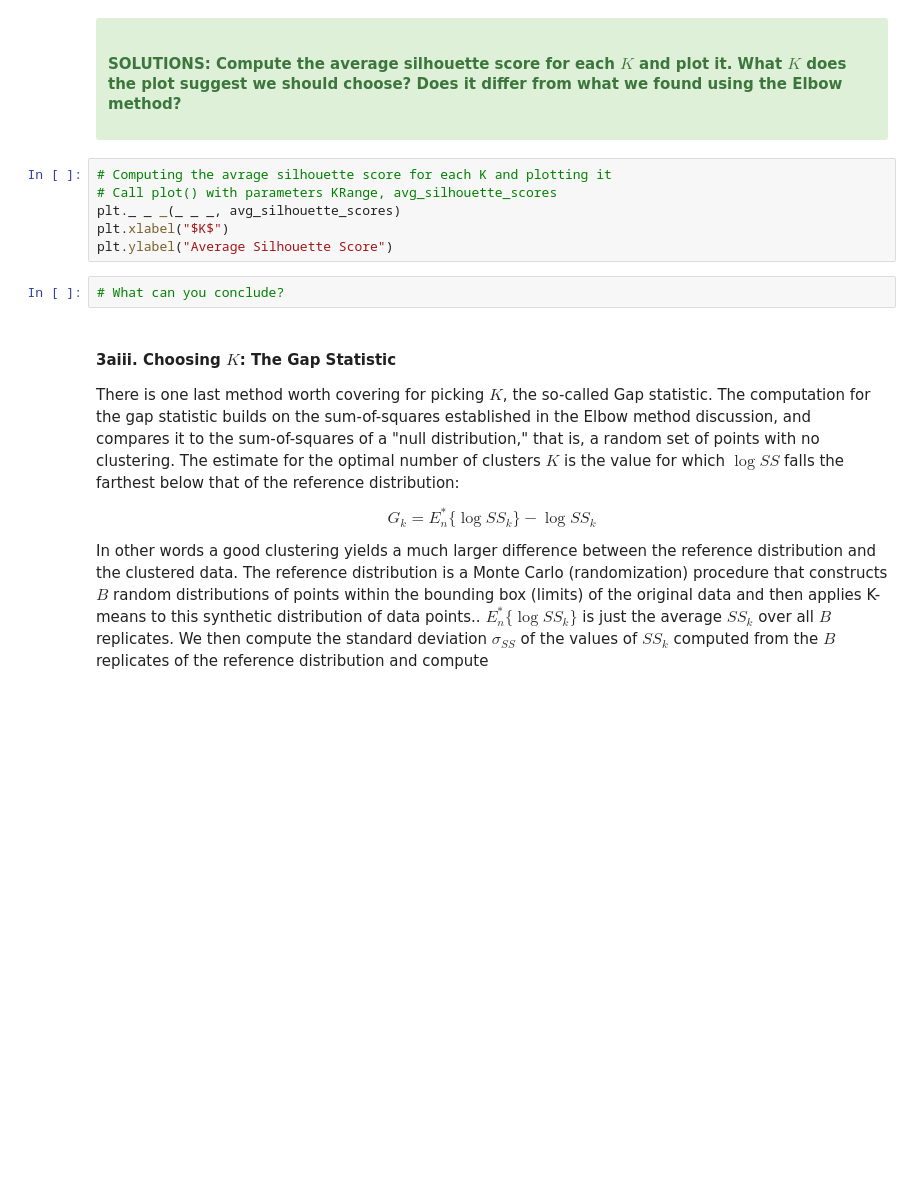
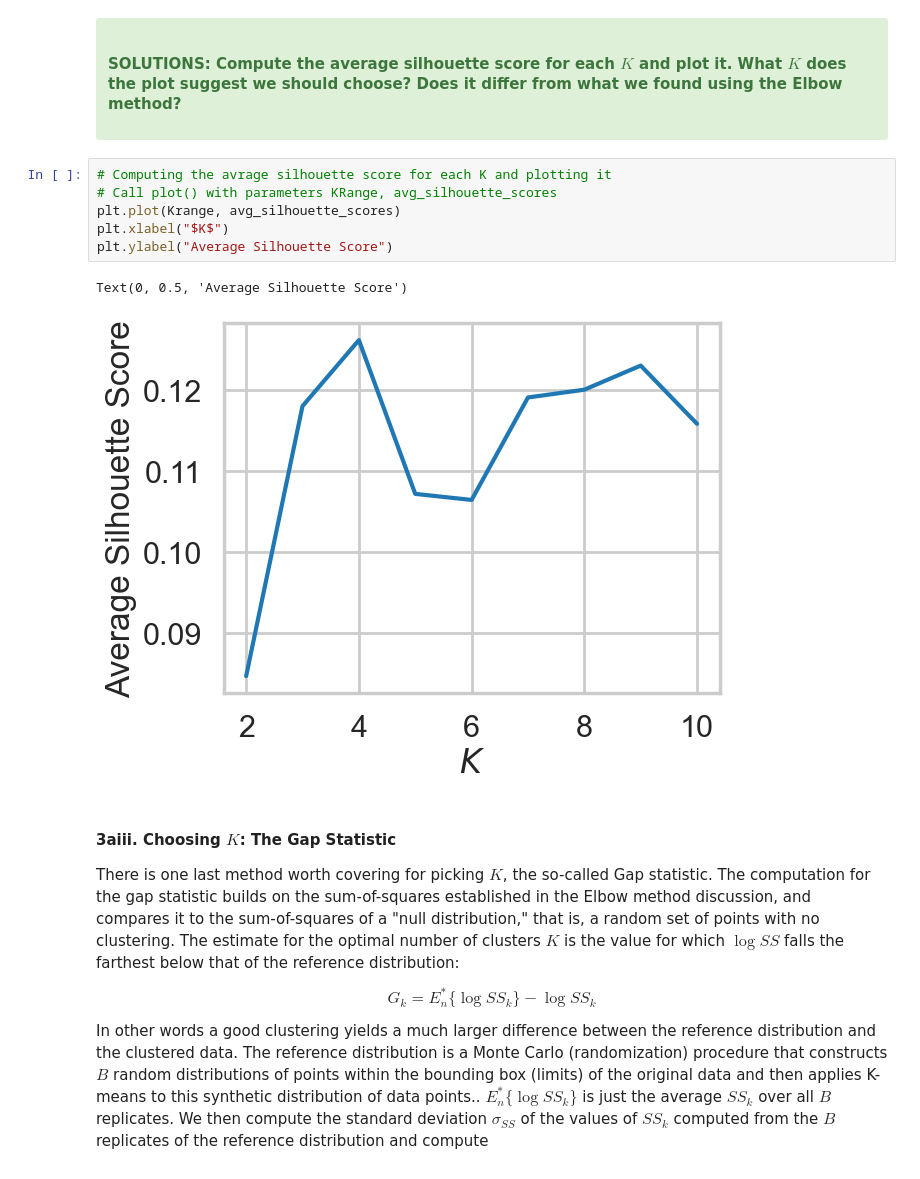
Before and after one commit to rehank1990/Springboard, a Jupyter notebook: Rehan_Clustering Case Study - Customer Segmentation with K-Means - Tier 3.ipynb, the cells around one changed output. Drawn from its saved outputs; the diff is of its cells as text; blank space fills up the shorter version.

```diff
--- a/Rehan_Clustering Case Study - Customer Segmentation with K-Means - Tier 3.ipynb
+++ b/Rehan_Clustering Case Study - Customer Segmentation with K-Means - Tier 3.ipynb
@@ -288,11 +288,12 @@ for k in Krange:
 # %%
 # Computing the avrage silhouette score for each K and plotting it
 # Call plot() with parameters KRange, avg_silhouette_scores
-plt._ _ _(_ _ _, avg_silhouette_scores)
+plt.plot(Krange, avg_silhouette_scores)
 plt.xlabel("$K$")
 plt.ylabel("Average Silhouette Score")
+# %% [output]
+Text(0, 0.5, 'Average Silhouette Score')
+[figure, added]
-# %%
-# What can you conclude?
 # %% [markdown]
 #### 3aiii.  Choosing $K$: The Gap Statistic
 
```
Also changed, not shown: parts of 5 cells of this notebook, 1 other file.
